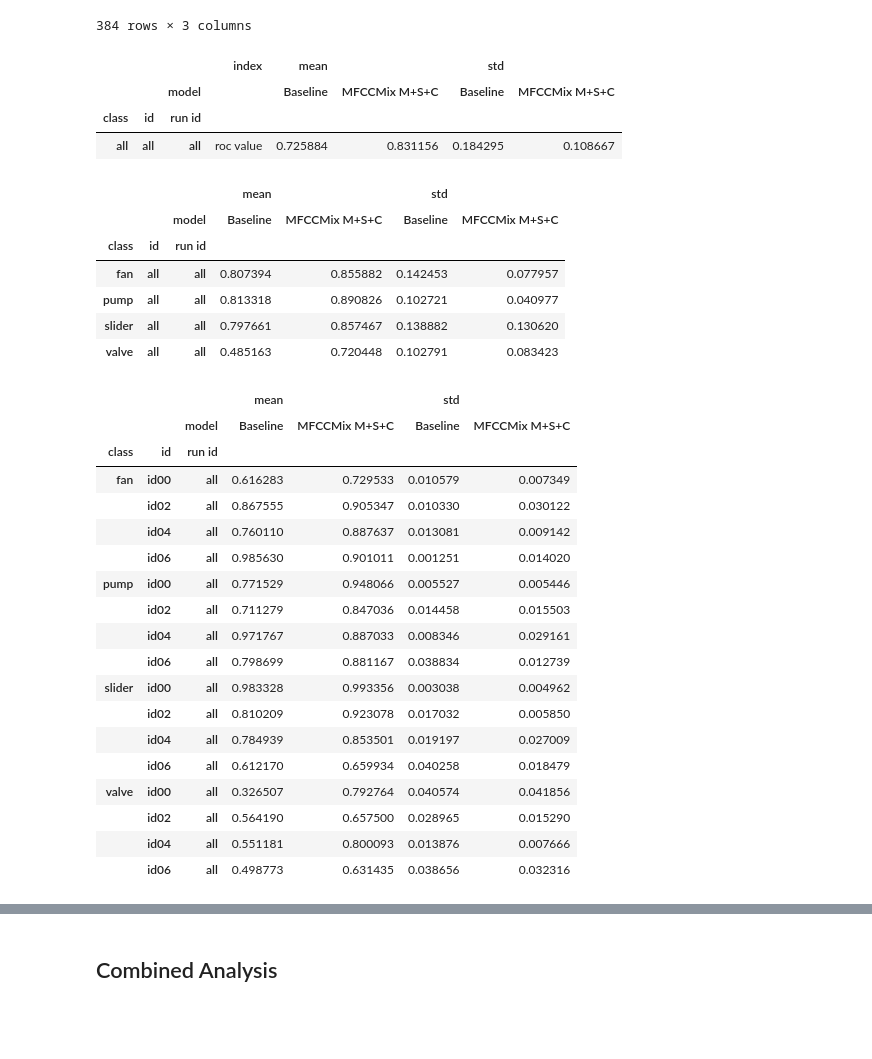
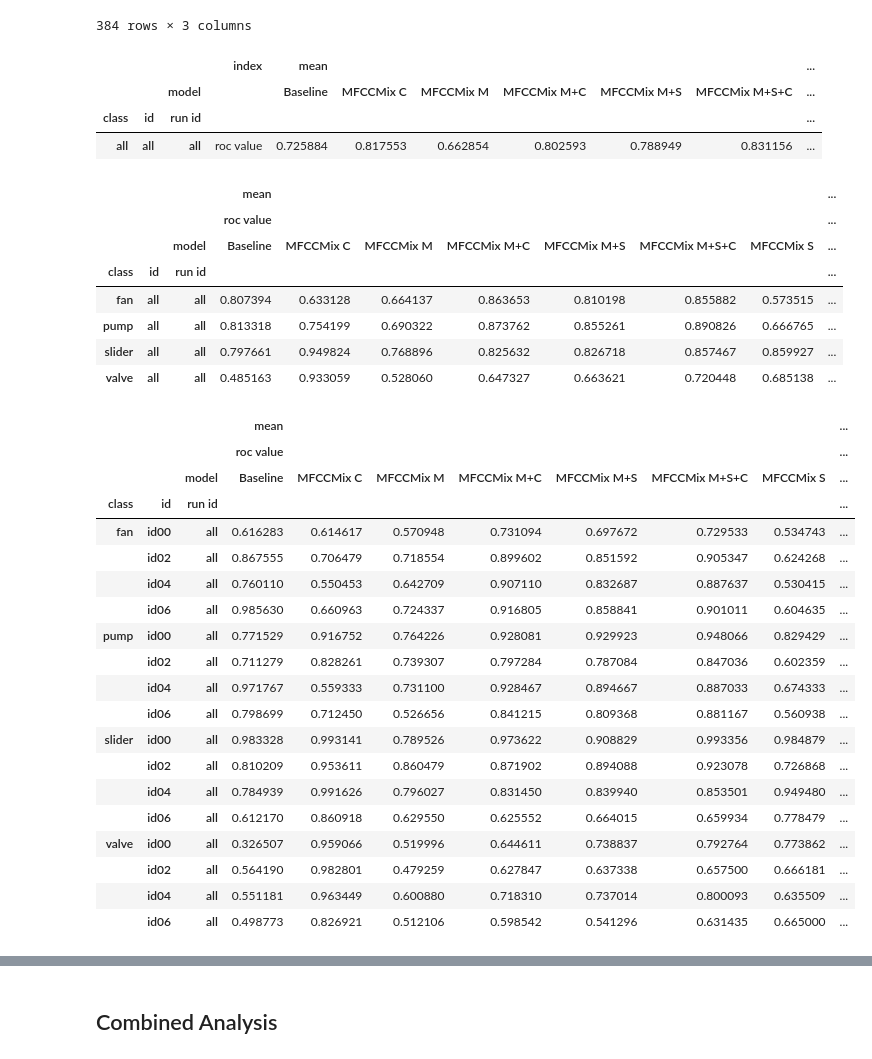
Before and after one commit to IoTDataAtelier/mtsa, a Jupyter notebook: examples/analysis.ipynb, the cells around one changed output, grey strips where cells are left out. Drawn from its saved outputs; the diff is of its cells as text; code cells hidden in the pictures; blank space fills up the shorter version.

```diff
--- a/examples/analysis.ipynb
+++ b/examples/analysis.ipynb
@@ -18,13 +18,12 @@ def get_df_class_id_model(df):
     return df
 
 
-def get_df_aggregate(df, index, df_slice=None):
+def get_df_aggregate(df, index, values, df_slice=None):
     if df_slice:
         df = df.loc[df_slice]
     all_index = ['class', 'id', 'run id']
-    values = 'roc value'
     columns = 'model'
-    aggfunc = ['mean', 'std']
+    aggfunc = ['mean']
     df = df.reset_index()
     df = df.pivot_table(index=index, values=values, aggfunc=aggfunc, columns=columns)
     for i in all_index:
@@ -60,51 +59,56 @@ df_individual
 |  |  |  | 2 | 95.368363 | 31.551257 | 0.917800 |
 384 rows × 3 columns
 # %%
-df_slice = (slice(None), slice(None), ['Baseline', 'MFCCMix M+S+C'])
+df_slice = (slice(None), slice(None), slice(None))
 # %%
 index = []
-df_individual_agg = get_df_aggregate(df_individual, index, df_slice)
+values = ['roc value']
+df_individual_agg = get_df_aggregate(df_individual, index, values, df_slice)
 df_individual_agg
 # %% [output]
-|  |  |  | index | mean |  | std |  |
-|  |  | model |  | Baseline | MFCCMix M+S+C | Baseline | MFCCMix M+S+C |
-| class | id | run id |  |  |  |  |  |
-| all | all | all | roc value | 0.725884 | 0.831156 | 0.184295 | 0.108667 |
+|  |  |  | index | mean |  |  |  |  |  | ... |
+|  |  | model |  | Baseline | MFCCMix C | MFCCMix M | MFCCMix M+C | MFCCMix M+S | MFCCMix M+S+C | ... |
+| class | id | run id |  |  |  |  |  |  |  | ... |
+| all | all | all | roc value | 0.725884 | 0.817553 | 0.662854 | 0.802593 | 0.788949 | 0.831156 | ... |
 # %%
 index = ['class']
-df_individual_agg = get_df_aggregate(df_individual, index, df_slice)
+values = ['roc value']
+df_individual_agg = get_df_aggregate(df_individual, index, values, df_slice)
 df_individual_agg
 # %% [output]
-|  |  |  | mean |  | std |  |
-|  |  | model | Baseline | MFCCMix M+S+C | Baseline | MFCCMix M+S+C |
-| class | id | run id |  |  |  |  |
-| fan | all | all | 0.807394 | 0.855882 | 0.142453 | 0.077957 |
-| pump | all | all | 0.813318 | 0.890826 | 0.102721 | 0.040977 |
-| slider | all | all | 0.797661 | 0.857467 | 0.138882 | 0.130620 |
-| valve | all | all | 0.485163 | 0.720448 | 0.102791 | 0.083423 |
+|  |  |  | mean |  |  |  |  |  |  | ... |
+|  |  |  | roc value |  |  |  |  |  |  | ... |
+|  |  | model | Baseline | MFCCMix C | MFCCMix M | MFCCMix M+C | MFCCMix M+S | MFCCMix M+S+C | MFCCMix S | ... |
+| class | id | run id |  |  |  |  |  |  |  | ... |
+| fan | all | all | 0.807394 | 0.633128 | 0.664137 | 0.863653 | 0.810198 | 0.855882 | 0.573515 | ... |
+| pump | all | all | 0.813318 | 0.754199 | 0.690322 | 0.873762 | 0.855261 | 0.890826 | 0.666765 | ... |
+| slider | all | all | 0.797661 | 0.949824 | 0.768896 | 0.825632 | 0.826718 | 0.857467 | 0.859927 | ... |
+| valve | all | all | 0.485163 | 0.933059 | 0.528060 | 0.647327 | 0.663621 | 0.720448 | 0.685138 | ... |
 # %%
 index = ['class', 'id']
-df_individual_agg = get_df_aggregate(df_individual, index, df_slice)
+values = ['roc value']
+df_individual_agg = get_df_aggregate(df_individual, index, values, df_slice)
 df_individual_agg
 # %% [output]
-|  |  |  | mean |  | std |  |
-|  |  | model | Baseline | MFCCMix M+S+C | Baseline | MFCCMix M+S+C |
-| class | id | run id |  |  |  |  |
-| fan | id00 | all | 0.616283 | 0.729533 | 0.010579 | 0.007349 |
-|  | id02 | all | 0.867555 | 0.905347 | 0.010330 | 0.030122 |
-|  | id04 | all | 0.760110 | 0.887637 | 0.013081 | 0.009142 |
-|  | id06 | all | 0.985630 | 0.901011 | 0.001251 | 0.014020 |
-| pump | id00 | all | 0.771529 | 0.948066 | 0.005527 | 0.005446 |
-|  | id02 | all | 0.711279 | 0.847036 | 0.014458 | 0.015503 |
-|  | id04 | all | 0.971767 | 0.887033 | 0.008346 | 0.029161 |
-|  | id06 | all | 0.798699 | 0.881167 | 0.038834 | 0.012739 |
-| slider | id00 | all | 0.983328 | 0.993356 | 0.003038 | 0.004962 |
-|  | id02 | all | 0.810209 | 0.923078 | 0.017032 | 0.005850 |
-|  | id04 | all | 0.784939 | 0.853501 | 0.019197 | 0.027009 |
-|  | id06 | all | 0.612170 | 0.659934 | 0.040258 | 0.018479 |
-| valve | id00 | all | 0.326507 | 0.792764 | 0.040574 | 0.041856 |
-|  | id02 | all | 0.564190 | 0.657500 | 0.028965 | 0.015290 |
-|  | id04 | all | 0.551181 | 0.800093 | 0.013876 | 0.007666 |
-|  | id06 | all | 0.498773 | 0.631435 | 0.038656 | 0.032316 |
+|  |  |  | mean |  |  |  |  |  |  | ... |
+|  |  |  | roc value |  |  |  |  |  |  | ... |
+|  |  | model | Baseline | MFCCMix C | MFCCMix M | MFCCMix M+C | MFCCMix M+S | MFCCMix M+S+C | MFCCMix S | ... |
+| class | id | run id |  |  |  |  |  |  |  | ... |
+| fan | id00 | all | 0.616283 | 0.614617 | 0.570948 | 0.731094 | 0.697672 | 0.729533 | 0.534743 | ... |
+|  | id02 | all | 0.867555 | 0.706479 | 0.718554 | 0.899602 | 0.851592 | 0.905347 | 0.624268 | ... |
+|  | id04 | all | 0.760110 | 0.550453 | 0.642709 | 0.907110 | 0.832687 | 0.887637 | 0.530415 | ... |
+|  | id06 | all | 0.985630 | 0.660963 | 0.724337 | 0.916805 | 0.858841 | 0.901011 | 0.604635 | ... |
+| pump | id00 | all | 0.771529 | 0.916752 | 0.764226 | 0.928081 | 0.929923 | 0.948066 | 0.829429 | ... |
+|  | id02 | all | 0.711279 | 0.828261 | 0.739307 | 0.797284 | 0.787084 | 0.847036 | 0.602359 | ... |
+|  | id04 | all | 0.971767 | 0.559333 | 0.731100 | 0.928467 | 0.894667 | 0.887033 | 0.674333 | ... |
+|  | id06 | all | 0.798699 | 0.712450 | 0.526656 | 0.841215 | 0.809368 | 0.881167 | 0.560938 | ... |
+| slider | id00 | all | 0.983328 | 0.993141 | 0.789526 | 0.973622 | 0.908829 | 0.993356 | 0.984879 | ... |
+|  | id02 | all | 0.810209 | 0.953611 | 0.860479 | 0.871902 | 0.894088 | 0.923078 | 0.726868 | ... |
+|  | id04 | all | 0.784939 | 0.991626 | 0.796027 | 0.831450 | 0.839940 | 0.853501 | 0.949480 | ... |
+|  | id06 | all | 0.612170 | 0.860918 | 0.629550 | 0.625552 | 0.664015 | 0.659934 | 0.778479 | ... |
+| valve | id00 | all | 0.326507 | 0.959066 | 0.519996 | 0.644611 | 0.738837 | 0.792764 | 0.773862 | ... |
+|  | id02 | all | 0.564190 | 0.982801 | 0.479259 | 0.627847 | 0.637338 | 0.657500 | 0.666181 | ... |
+|  | id04 | all | 0.551181 | 0.963449 | 0.600880 | 0.718310 | 0.737014 | 0.800093 | 0.635509 | ... |
+|  | id06 | all | 0.498773 | 0.826921 | 0.512106 | 0.598542 | 0.541296 | 0.631435 | 0.665000 | ... |
 # %%
 index = ['class', 'id', 'run id']
```
Also changed, not shown: parts of 6 cells of this notebook, 1 other file.
